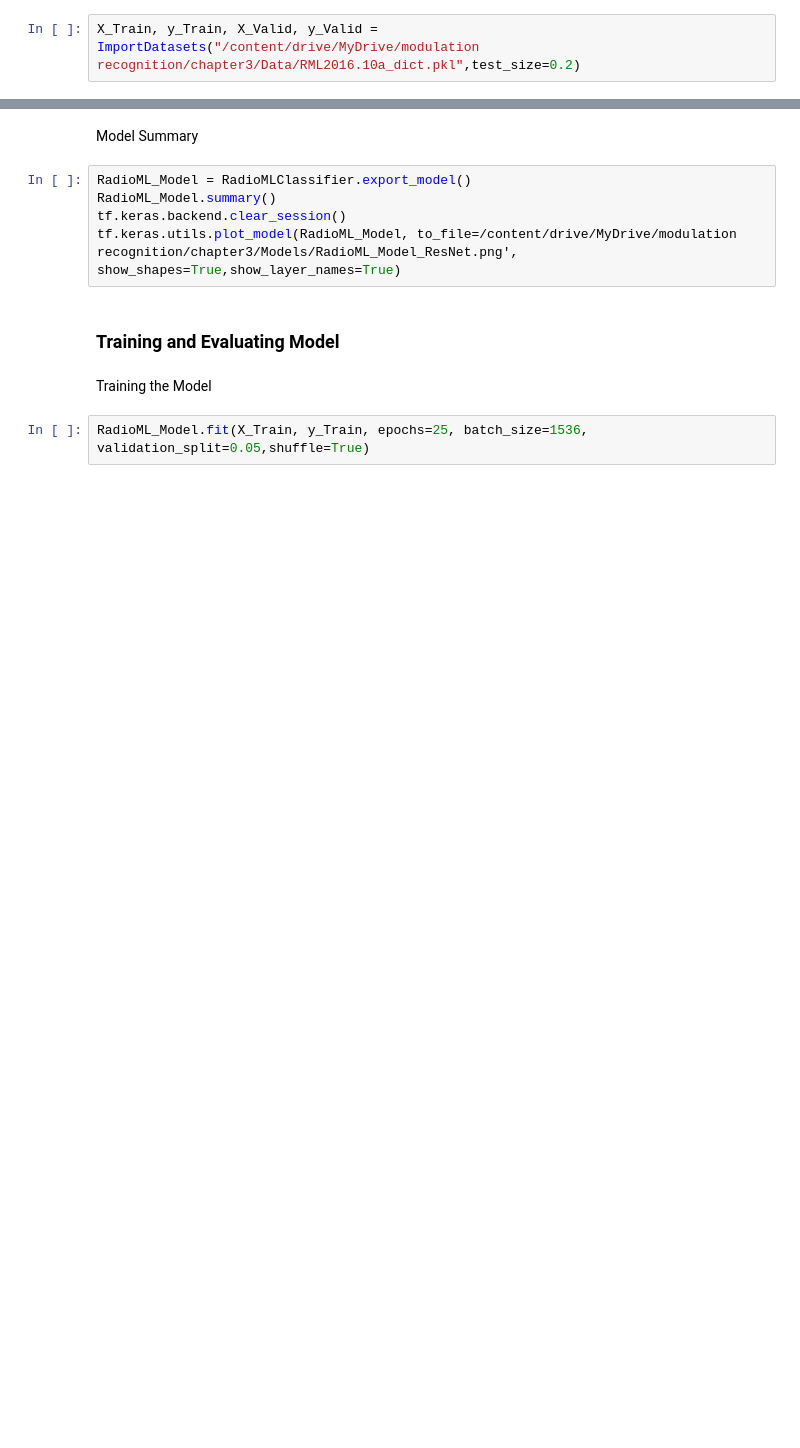
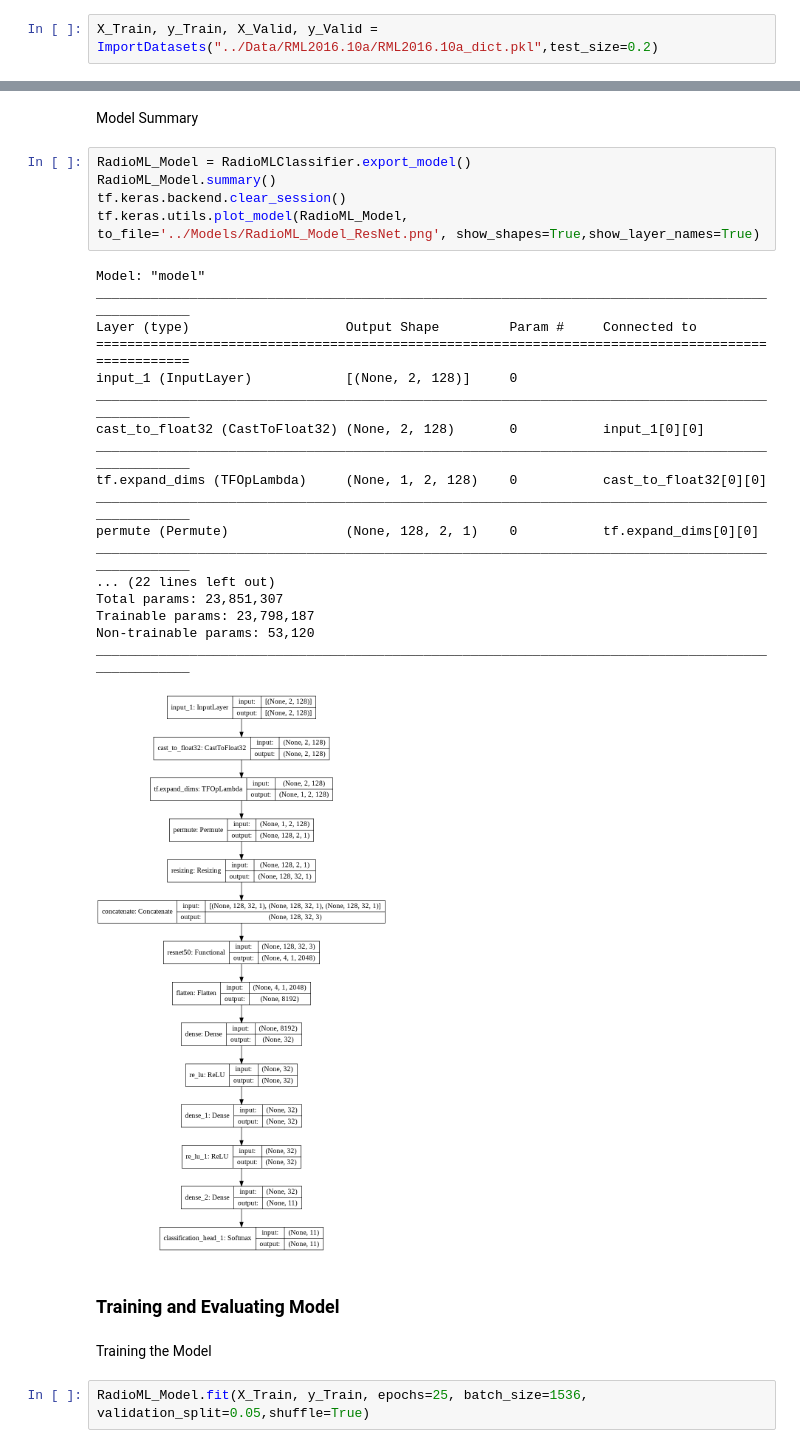
Before and after one commit to LiLee1/Thesis, a Jupyter notebook: AutoML_Models_for_Modulation_Classification.ipynb, the cells around one changed output, grey strips where cells are left out. Saved outputs shown, nothing was run; the diff lists cells and outputs as text; blank space fills up the shorter version.

```diff
--- a/AutoML_Models_for_Modulation_Classification.ipynb
+++ b/AutoML_Models_for_Modulation_Classification.ipynb
@@ -106,7 +130,7 @@ EarlyStoppingCallbacks = [tf.keras.callbacks.EarlyStopping(patience=5)]
 # %% [markdown]
 ## Importing Data
 # %%
-X_Train, y_Train, X_Valid, y_Valid = ImportDatasets("/content/drive/MyDrive/modulation recognition/chapter3/Data/RML2016.10a_dict.pkl",test_size=0.2)
+X_Train, y_Train, X_Valid, y_Valid = ImportDatasets("../Data/RML2016.10a/RML2016.10a_dict.pkl",test_size=0.2)
 # %% [markdown]
 ## AutoML ResNet Model for RadioML Dataset
 For RadioML Dataset, Input Dimensions is (2,128)
@@ -152,8 +173,27 @@ Model Summary
 # %%
 RadioML_Model = RadioMLClassifier.export_model()
 RadioML_Model.summary()
 tf.keras.backend.clear_session()
-tf.keras.utils.plot_model(RadioML_Model, to_file=/content/drive/MyDrive/modulation recognition/chapter3/Models/RadioML_Model_ResNet.png', show_shapes=True,show_layer_names=True)
+tf.keras.utils.plot_model(RadioML_Model, to_file='../Models/RadioML_Model_ResNet.png', show_shapes=True,show_layer_names=True)
+# %% [output]
+Model: "model"
+__________________________________________________________________________________________________
+Layer (type)                    Output Shape         Param #     Connected to
+==================================================================================================
+input_1 (InputLayer)            [(None, 2, 128)]     0
+__________________________________________________________________________________________________
+cast_to_float32 (CastToFloat32) (None, 2, 128)       0           input_1[0][0]
+__________________________________________________________________________________________________
+tf.expand_dims (TFOpLambda)     (None, 1, 2, 128)    0           cast_to_float32[0][0]
+__________________________________________________________________________________________________
+permute (Permute)               (None, 128, 2, 1)    0           tf.expand_dims[0][0]
+__________________________________________________________________________________________________
+... (22 lines left out)
+Total params: 23,851,307
+Trainable params: 23,798,187
+Non-trainable params: 53,120
+__________________________________________________________________________________________________
+[figure, added]
 # %% [markdown]
 ### Training and Evaluating Model
 # %% [markdown]
```
Also changed, not shown: parts of 33 cells of this notebook.
